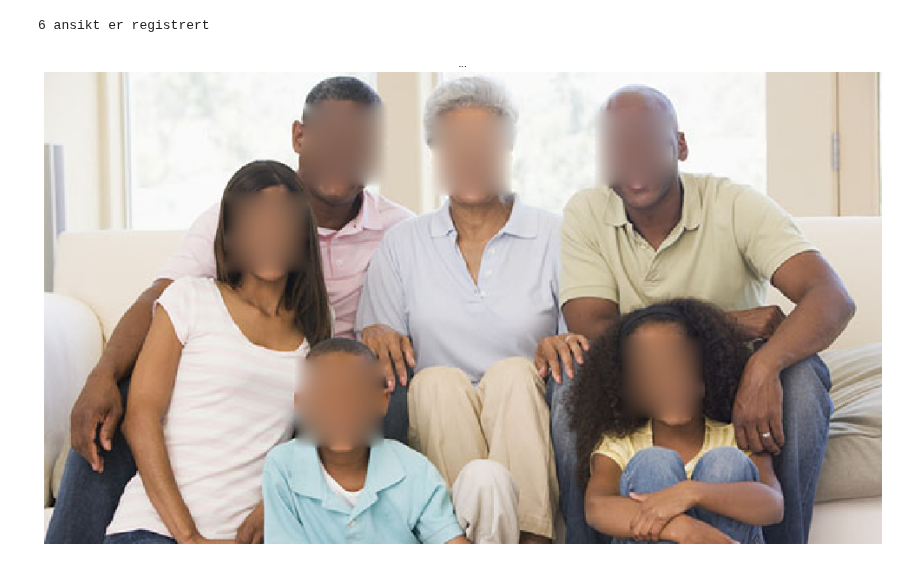
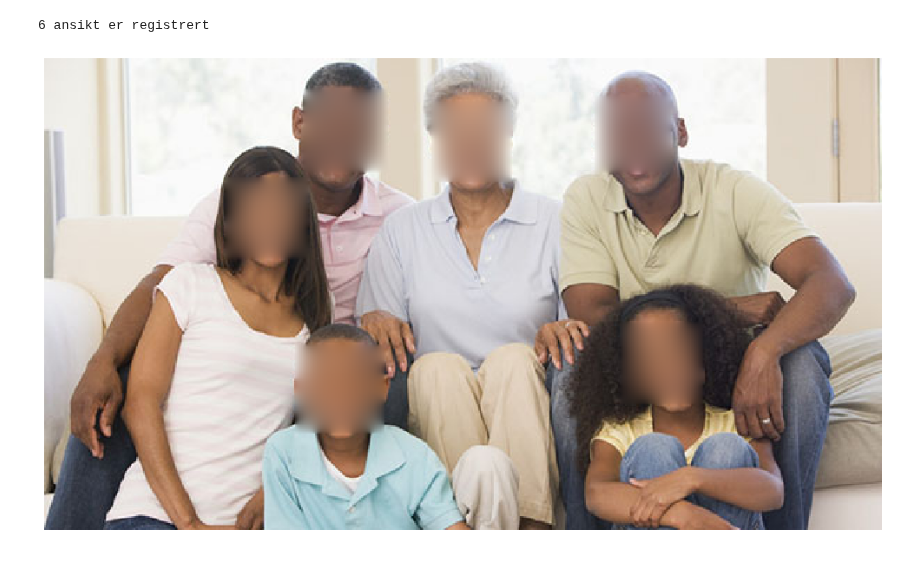
Before and after one commit to jegerud/Sciprog2020project, a Jupyter notebook: src/Anonymisering.ipynb, the cells around one changed output. Saved outputs shown, nothing was run; the diff lists cells and outputs as text; code cells hidden in the pictures.

```diff
--- a/src/Anonymisering.ipynb
+++ b/src/Anonymisering.ipynb
@@ -22,7 +22,7 @@ iv.singleView(image, "Solbriller hindrer gjenkjenning")              #displayer
 # %%
 antall, image = anonym.blurFace(family, 1.09, 2)
 print(antall, "ansikt er registrert")                         #teller opp antall ansikt funnet og skriver de ut
-iv.singleView(image, "...")              #displayer bildet
+iv.singleView(image)              #displayer bildet
 # %% [output]
 6 ansikt er registrert
-[figure, old version]
+[figure, new version]
```
Also changed, not shown: parts of 2 cells of this notebook, 5 other files.
